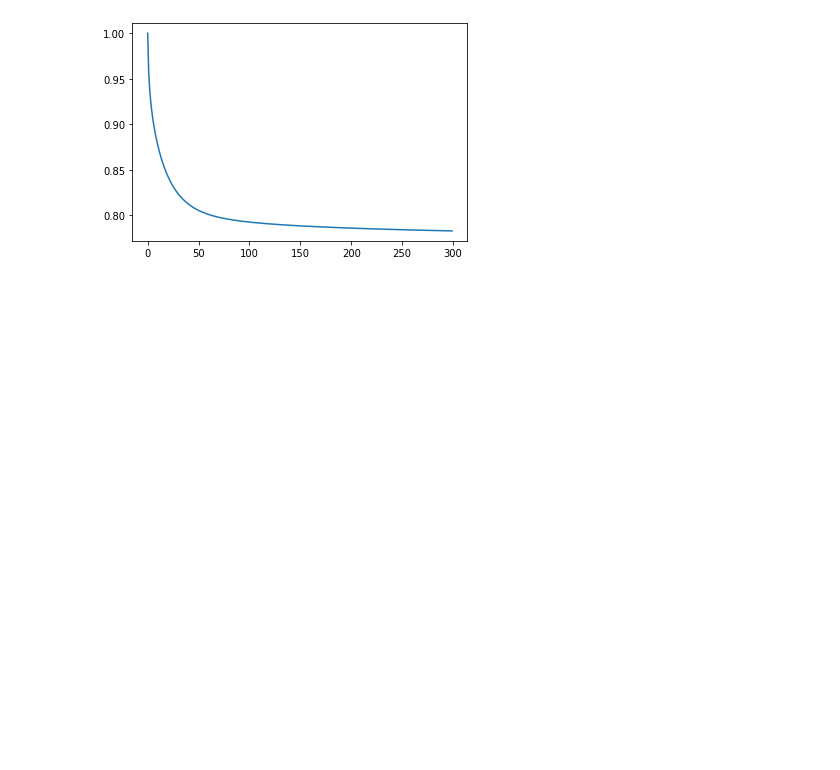
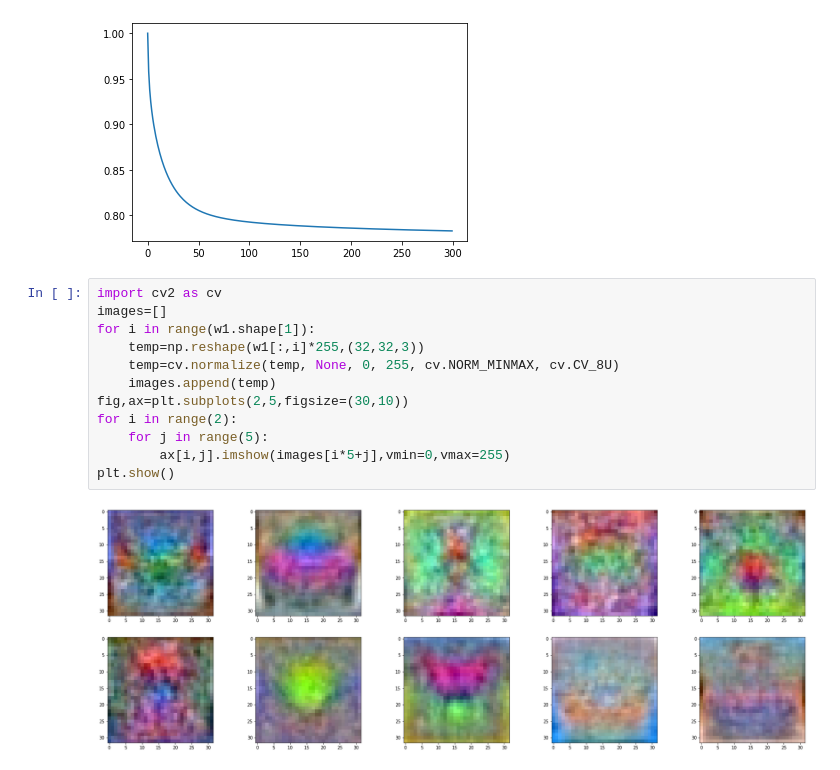
Before and after one commit to OshanJayawardana/Classification-Model-Comparison-CIFAR-10, a Jupyter notebook: A04_180437U.ipynb, the cells around one changed output. Drawn from its saved outputs; the diff is of its cells as text; blank space fills up the shorter version.

Commit message:
plotting gradient of each class

```diff
--- a/A04_180437U.ipynb
+++ b/A04_180437U.ipynb
@@ -123,3 +123,17 @@ plt.plot(x_axis,loss_history)
 # %% [output]
 [<matplotlib.lines.Line2D at 0x...>]
 [figure]
+# %%
+import cv2 as cv
+images=[]
+for i in range(w1.shape[1]):
+    temp=np.reshape(w1[:,i]*255,(32,32,3))
+    temp=cv.normalize(temp, None, 0, 255, cv.NORM_MINMAX, cv.CV_8U)
+    images.append(temp)
+fig,ax=plt.subplots(2,5,figsize=(30,10))
+for i in range(2):
+    for j in range(5):
+        ax[i,j].imshow(images[i*5+j],vmin=0,vmax=255)
+plt.show()
+# %% [output]
+[figure, added]
```
